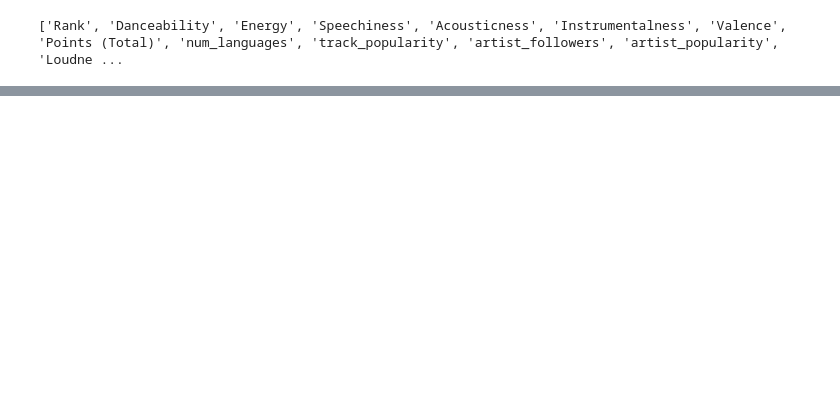
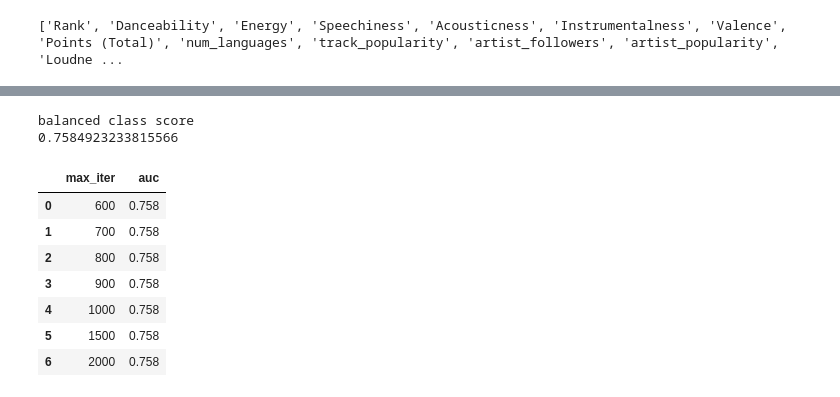
Before and after one commit to mickey59/AML_Spotify, a Jupyter notebook: genre_classification.ipynb, the cells around one changed output, grey strips where cells are left out. Cells and saved outputs as stored; diff of their text form; code cells hidden in the pictures; blank space fills up the shorter version.

```diff
--- a/genre_classification.ipynb
+++ b/genre_classification.ipynb
@@ -92,0 +123,51 @@ print(df_importances)
+# %%
+#balanced class lr model with max iterations increased
+lr_model = LogisticRegression(multi_class='ovr', solver='lbfgs', random_state=1, class_weight='balanced', max_iter=550)
+lr_model.fit(X_train, y_train)
+y_pred = lr_model.predict_proba(X_val)
+print("balanced class score")
+print(roc_auc_score(y_val, y_pred, multi_class='ovr'))
+#Making the class weights balanced improved the score
+# %% [output]
+balanced class score
+0.7584923233815566
+# %%
+# List of different max_iter values to try
+max_iters = [600, 700, 800, 900, 1000, 1500, 2000]
+
+# Store results
+scores = []
+
+for iters in max_iters:
+    # Create and fit the logistic regression model
+    lr_model = LogisticRegression(
+        multi_class='ovr',
+        solver='lbfgs',
+        random_state=1,
+        class_weight='balanced',
+        max_iter=iters
+    )
+    lr_model.fit(X_train, y_train)
+
+    # Predict probabilities on the validation set
+    y_pred = lr_model.predict_proba(X_val)
+
+    # Calculate ROC AUC score
+    auc = roc_auc_score(y_val, y_pred, multi_class='ovr')
+
+    # Append results
+    scores.append((iters, auc))
+
+# Create a DataFrame for easy inspection
+df_scores = pd.DataFrame(scores, columns=['max_iter', 'auc'])
+df_scores.round(3)
+#Increasing the max iterations doesn't change anything
+# %% [output]
+|  | max_iter | auc |
+| 0 | 600 | 0.758 |
+| 1 | 700 | 0.758 |
+| 2 | 800 | 0.758 |
+| 3 | 900 | 0.758 |
+| 4 | 1000 | 0.758 |
+| 5 | 1500 | 0.758 |
+| 6 | 2000 | 0.758 |
```
Also changed, not shown: parts of 4 cells of this notebook, 1 other file.
